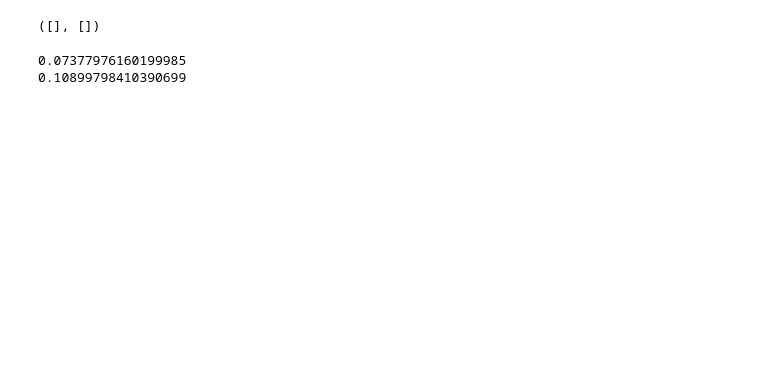
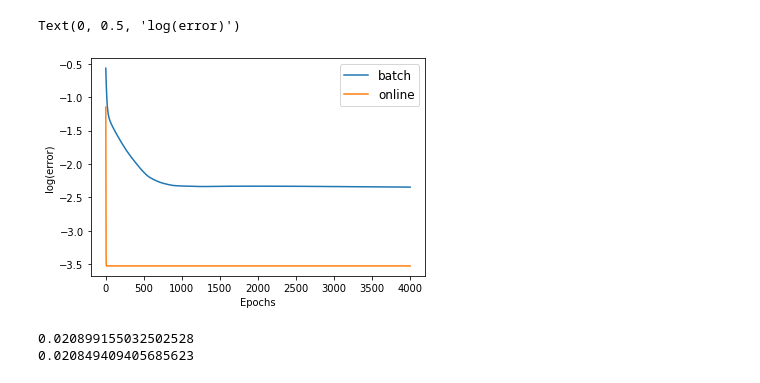
Before and after one commit to FredericoNesti/ANN_DeepArch, a Jupyter notebook: NN/3_1_faster.ipynb, the cells around one changed output. Saved outputs shown, nothing was run; the diff lists cells and outputs as text; code cells hidden in the pictures; blank space fills up the shorter version.

```diff
--- a/NN/3_1_faster.ipynb
+++ b/NN/3_1_faster.ipynb
@@ -43,15 +45,25 @@ nn = NN(number_of_rbf_nodes) # the number of inputs
 nn.add_layer(1, function=Linear(), bias_weight=0) #adding a linear layer at the end
 # %%
 # training the network
-nn.train_batch(new_x,y,63,10000,0.8,0)
+train_o,test_ = nn.train_batch(new_x,y,63,10000,0.1,0,learning_curve=True)
-# %% [output]
-([], [])
+# %%
+plt.plot(np.log(train_[:4000]), label="batch")
+plt.plot(np.log(train_o[:4000]), label='online')
+plt.legend()
+plt.legend(loc=1,prop={'size': 12})
+plt.xlabel('Epochs')
+plt.ylabel('log(error)')
+#plt.savefig("Lab_2_data/learning_rate.png")
+# %% [output]
+Text(0, 0.5, 'log(error)')
+[figure, added]
 # %%
 #prediction
 ans = []
+ans_test = []
 ab = 0
-for x_s, y_true in zip(new_x,y):
-    v = nn.feed_forward(x_s)[1][0]
+for x_s, y_true in zip(x,y):
+    v = nn.feed_forward([x_s])[1][0]
     ans.append(v)
 #    print("v",v,y_true)
     ab+=np.abs((v-y_true))
@@ -59,12 +71,14 @@ ab = ab/len(x)
 print(ab)
 ans = np.array(ans)
 ab = 0
-for x_s, y_true in zip(new_x_test,y_test):
-    v = nn.feed_forward(x_s)[1][0]
+for x_s, y_true in zip(x_test,y_test):
+    v = nn.feed_forward([x_s])[1][0]
+    ans_test.append(v)
     ab+=np.abs((v-y_true))
 ab = ab/len(x_test)
 print(ab)
 ans = np.array(ans)
+ans_test = np.array(ans_test)
 # %% [output]
-0.07377976160199985
-0.10899798410390699
+0.020899155032502528
+0.020849409405685623
```
Also changed, not shown: parts of 49 cells of this notebook, 5 other files.
